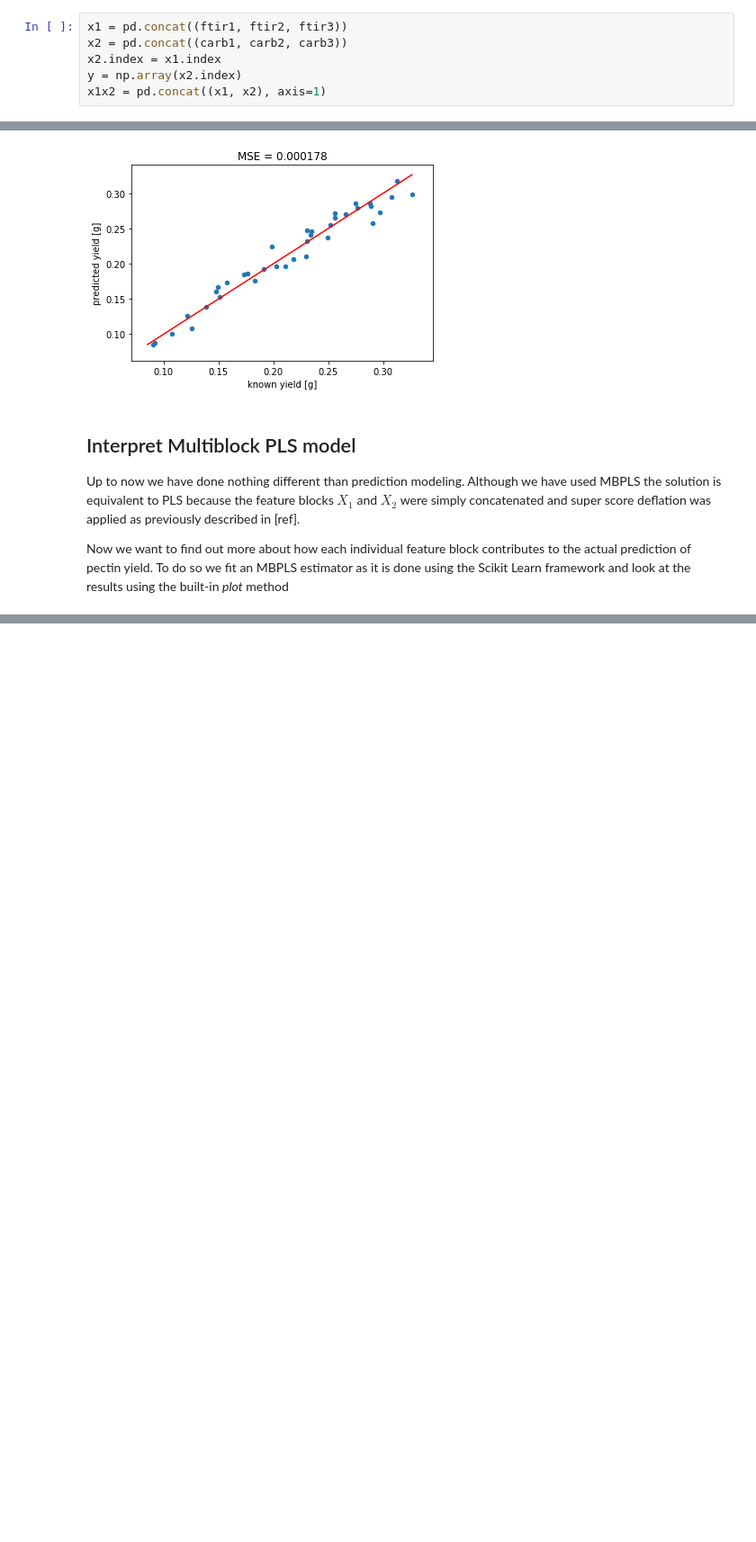
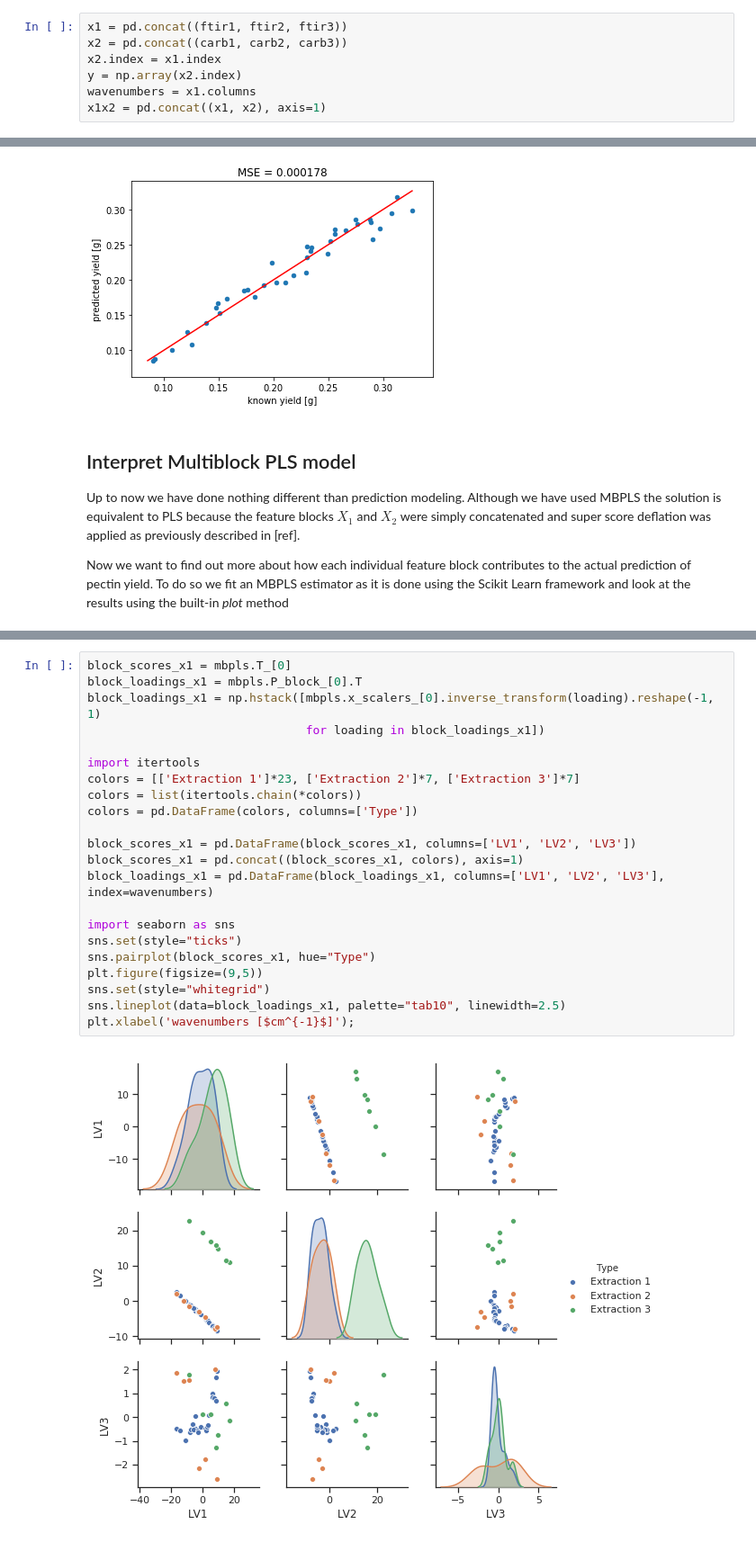
Before and after one commit to DTUComputeStatisticsAndDataAnalysis/MBPLS, a Jupyter notebook: examples/MBPLS_intro/MultiblockPLS_PectinYield.ipynb, the cells around one changed output, grey strips where cells are left out. Shown at 90% size. Cells and saved outputs as stored; diff of their text form; blank space fills up the shorter version.

```diff
--- a/examples/MBPLS_intro/MultiblockPLS_PectinYield.ipynb
+++ b/examples/MBPLS_intro/MultiblockPLS_PectinYield.ipynb
@@ -27,6 +27,7 @@ x1 = pd.concat((ftir1, ftir2, ftir3))
 x2 = pd.concat((carb1, carb2, carb3))
 x2.index = x1.index
 y = np.array(x2.index)
+wavenumbers = x1.columns
 x1x2 = pd.concat((x1, x2), axis=1)
 # %% [markdown]
 ## Find number of latent variables using leave-one-out Cross Validation
@@ -102,0 +101,24 @@ BIP_corrected
+# %%
+block_scores_x1 = mbpls.T_[0]
+block_loadings_x1 = mbpls.P_block_[0].T
+block_loadings_x1 = np.hstack([mbpls.x_scalers_[0].inverse_transform(loading).reshape(-1, 1)
+                               for loading in block_loadings_x1])
+
+import itertools
+colors = [['Extraction 1']*23, ['Extraction 2']*7, ['Extraction 3']*7]
+colors = list(itertools.chain(*colors))
+colors = pd.DataFrame(colors, columns=['Type'])
+
+block_scores_x1 = pd.DataFrame(block_scores_x1, columns=['LV1', 'LV2', 'LV3'])
+block_scores_x1 = pd.concat((block_scores_x1, colors), axis=1)
+block_loadings_x1 = pd.DataFrame(block_loadings_x1, columns=['LV1', 'LV2', 'LV3'], index=wavenumbers)
+
+import seaborn as sns
+sns.set(style="ticks")
+sns.pairplot(block_scores_x1, hue="Type")
+plt.figure(figsize=(9,5))
+sns.set(style="whitegrid")
+sns.lineplot(data=block_loadings_x1, palette="tab10", linewidth=2.5)
+plt.xlabel('wavenumbers [$cm^{-1}$]');
+# %% [output]
+[figure, added]
```
Also changed, not shown: parts of 12 cells of this notebook.
